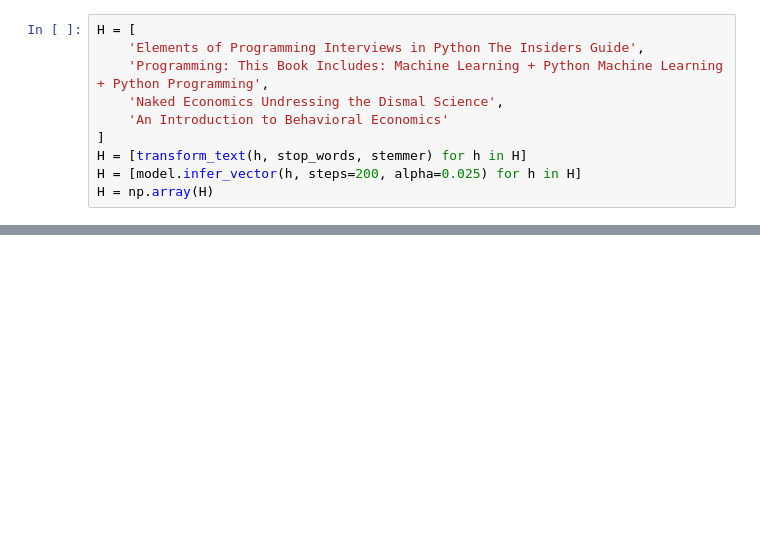
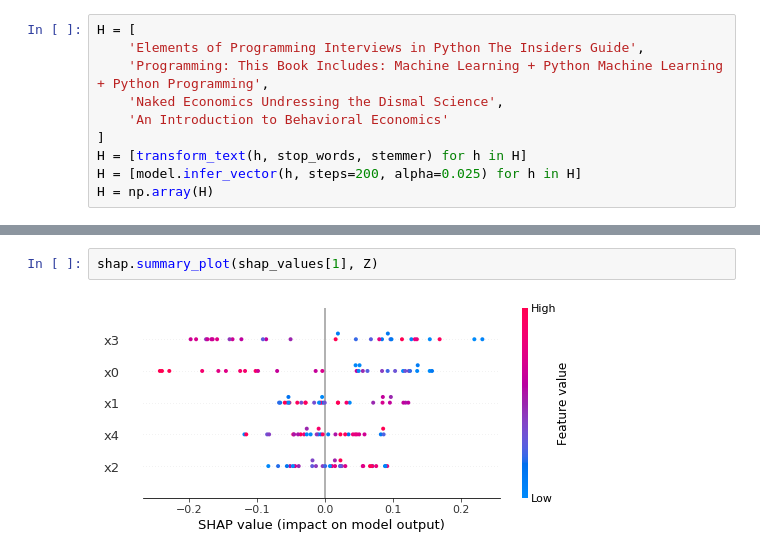
Before and after one commit to oneoffcoder/jupyter, a Jupyter notebook: data-science/_scratch.ipynb, the cells around one changed output, grey strips where cells are left out. Cells and saved outputs as stored; diff of their text form; blank space fills up the shorter version.

```diff
--- a/data-science/_scratch.ipynb
+++ b/data-science/_scratch.ipynb
@@ -248,0 +282,4 @@ array([[0.45, 0.55],
+# %%
+shap.summary_plot(shap_values[1], Z)
+# %% [output]
+[figure, added]
```
Also changed, not shown: parts of 18 cells of this notebook.
